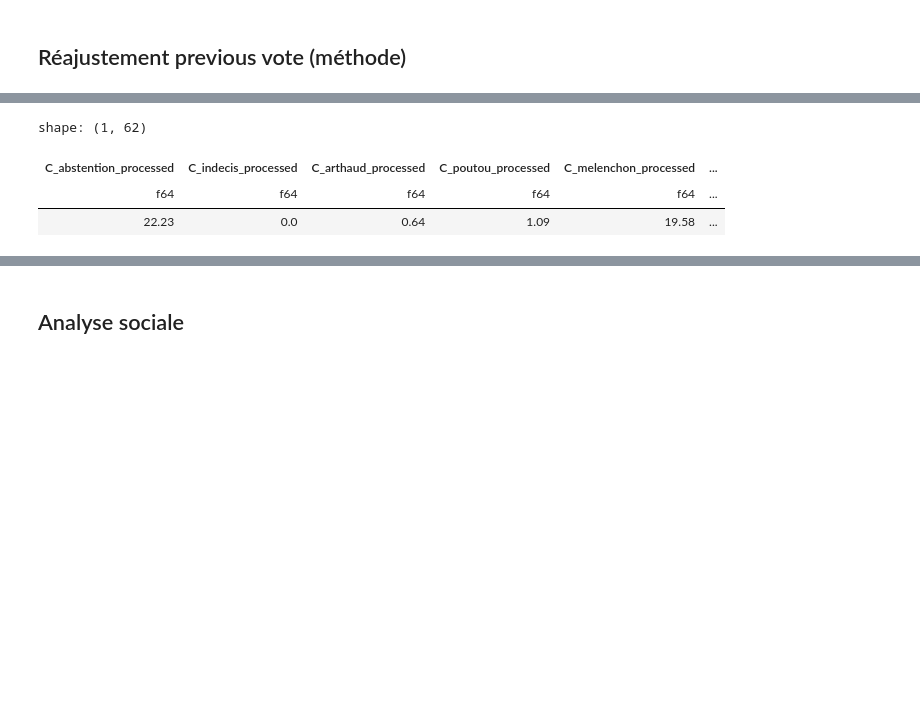
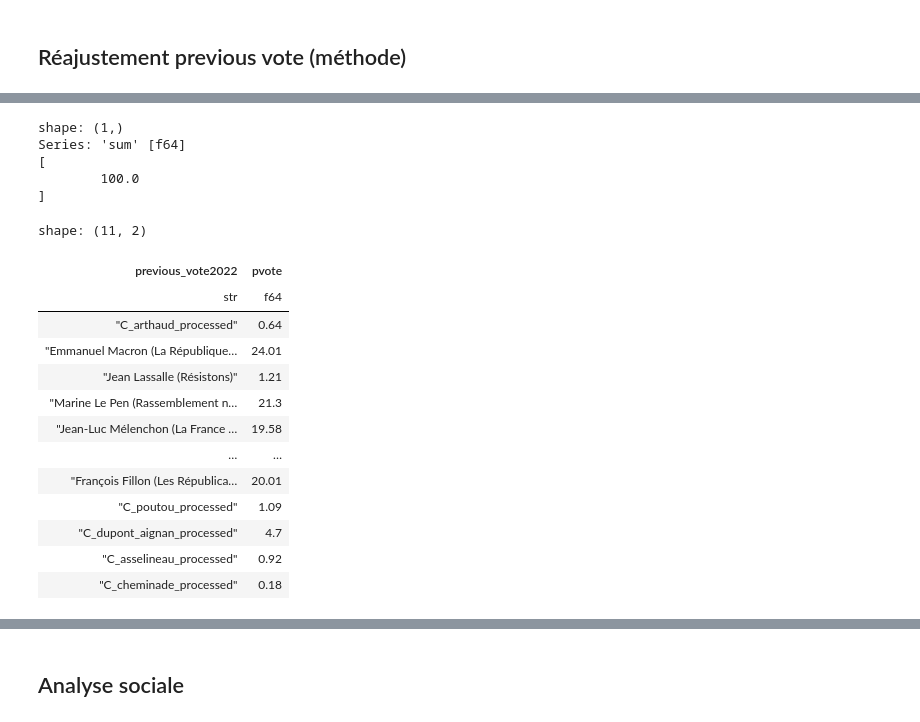
Before and after one commit to artmanceau/poll_llm, a Jupyter notebook: notebooks/analysis.ipynb, the cells around one changed output, grey strips where cells are left out. Cells and saved outputs as stored; diff of their text form; code cells hidden in the pictures; blank space fills up the shorter version.

```diff
--- a/notebooks/analysis.ipynb
+++ b/notebooks/analysis.ipynb
@@ -156,12 +169,40 @@ X.get_column("previous_vote2022").to_list()
+# %%
+candidates_2017 = ["arthaud", "macron", "lassalle", "m_le_pen", "melenchon", "hamon", "fillon", "poutou", "dupont_aignan", "asselineau", "cheminade"]
+candidates_2017_p = [f'C_{cand}_processed' for cand in candidates_2017]
+rename = {
+    'C_melenchon_processed': 'Jean-Luc Mélenchon (La France insoumise)',
+    'C_macron_processed':  'Emmanuel Macron (La République en marche)',
+    'C_m_le_pen_processed': 'Marine Le Pen (Rassemblement national)',
+    'C_hamon_processed': 'Benoît Hamon (Parti Socialiste)',
+    'C_fillon_processed': 'François Fillon (Les Républicains)',
+    'C_lassalle_processed': 'Jean Lassalle (Résistons)'
+}
 # %%
 resultat2017 = (
     load_file("s3://arthurmanceau/poll_tracker/wiki/presidentiel/2017/t1/polls.parquet")
     .filter(pl.col("source") == "Résultats")
-    .select(cs.contains("processed"))
+    .select(candidates_2017_p)
 )
-resultat2017
+print(resultat2017.sum_horizontal())
+Y = resultat2017.transpose(include_header=True, header_name='previous_vote2022', column_names=['pvote']).with_columns(pl.col('previous_vote2022').replace(rename))
+Y
 # %% [output]
-shape: (1, 62)
+shape: (1,)
+Series: 'sum' [f64]
+[
+        100.0
+]
+shape: (11, 2)
-| C_abstention_processed | C_indecis_processed | C_arthaud_processed | C_poutou_processed | C_melenchon_processed | ... |
-| f64 | f64 | f64 | f64 | f64 | ... |
-| 22.23 | 0.0 | 0.64 | 1.09 | 19.58 | ... |
+| previous_vote2022 | pvote |
+| str | f64 |
+| "C_arthaud_processed" | 0.64 |
+| "Emmanuel Macron (La République… | 24.01 |
+| "Jean Lassalle (Résistons)" | 1.21 |
+| "Marine Le Pen (Rassemblement n… | 21.3 |
+| "Jean-Luc Mélenchon (La France … | 19.58 |
+| … | … |
+| "François Fillon (Les Républica… | 20.01 |
+| "C_poutou_processed" | 1.09 |
+| "C_dupont_aignan_processed" | 4.7 |
+| "C_asselineau_processed" | 0.92 |
+| "C_cheminade_processed" | 0.18 |
```
Also changed, not shown: parts of 7 cells of this notebook, 3 other files.
